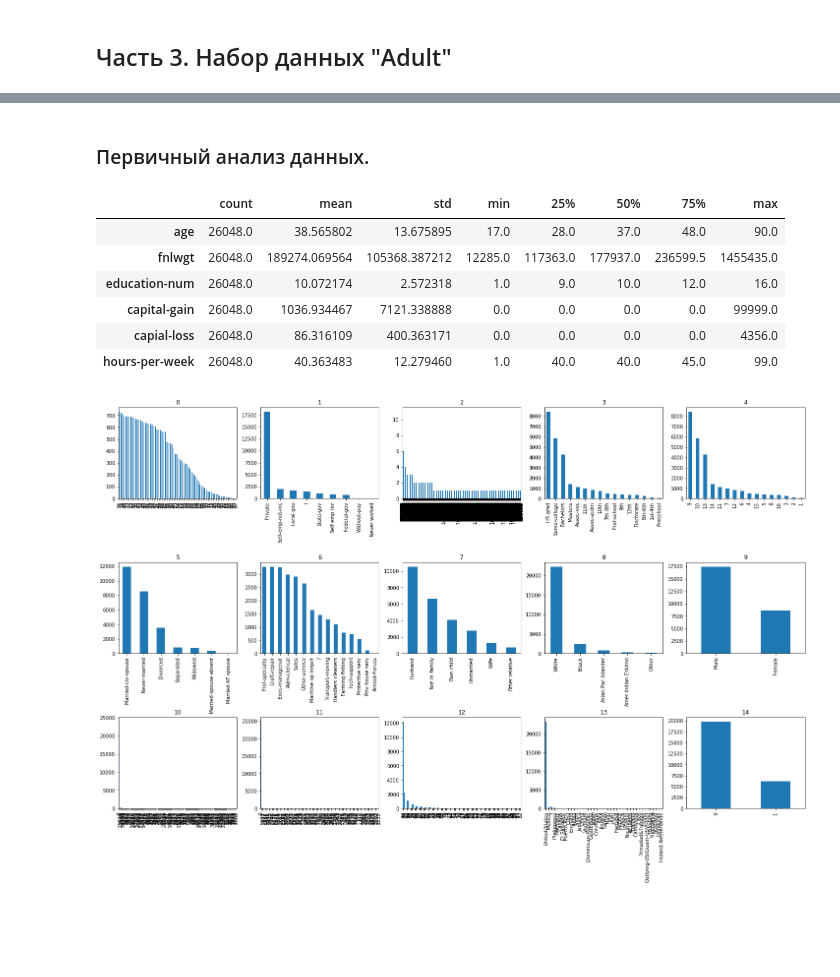
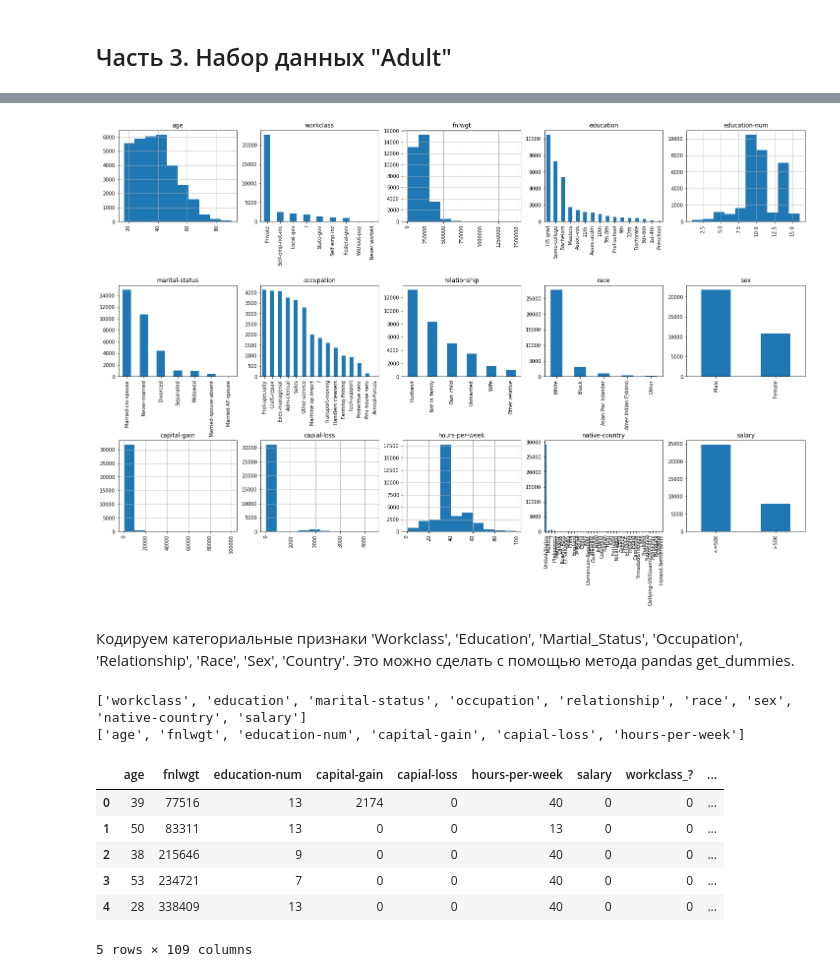
Before and after one commit to AlexeyMarg/open_ai_course, a Jupyter notebook: 3_tree_knn/3_tree_knn_homework.ipynb, the cells around one changed output, grey strips where cells are left out. Drawn from its saved outputs; the diff is of its cells as text; code cells hidden in the pictures; blank space fills up the shorter version.

```diff
--- a/3_tree_knn/3_tree_knn_homework.ipynb
+++ b/3_tree_knn/3_tree_knn_homework.ipynb
@@ -163,9 +164,3 @@ df.head()
 | 2 | 38 | Private | 215646 | HS-grad | 9 | Divorced | Handlers-cleaners | Not-in-family | ... |
 | 3 | 53 | Private | 234721 | 11th | 7 | Married-civ-spouse | Handlers-cleaners | Husband | ... |
 | 4 | 28 | Private | 338409 | Bachelors | 13 | Married-civ-spouse | Prof-specialty | Wife | ... |
-# %%
-df['salary'] = df['salary'].map({'<=50K': 0, '>50K': 1})
-X = df.drop('salary', axis=1)
-y = df['salary']
-
-X_train, X_test, y_train, y_test = train_test_split(X, y, test_size=0.2)
@@ -171,0 +192,6 @@ X_train, X_test, y_train, y_test = train_test_split(X, y, test_size=0.2)
+# %%
+df['fnlwgt'] = df['fnlwgt'].astype(int)
+df['education-num'] = df['education-num'].astype(int)
+df['capital-gain'] = df['capital-gain'].astype(int)
+df['capial-loss'] = df['capial-loss'].astype(int)
+df['hours-per-week'] = df['hours-per-week'].astype(int)
@@ -172,12 +230,25 @@ X_train, X_test, y_train, y_test = train_test_split(X, y, test_size=0.2)
+# %%
+fig = plt.figure(figsize=(25, 15))
+cols = 5
+rows = np.ceil(float(df.shape[1]) / cols)
+for i, column in enumerate(df.columns):
+    ax = fig.add_subplot(rows, cols, i + 1)
+    ax.set_title(column)
+    if df.dtypes[column] == np.object:
+        df[column].value_counts().plot(kind="bar", axes=ax)
+    else:
+        df[column].hist(axes=ax)
+        plt.xticks(rotation="vertical")
+plt.subplots_adjust(hspace=0.7, wspace=0.2)
+# %% [output]
+[figure, added]
 # %% [markdown]
-### Первичный анализ данных.
+Кодируем категориальные признаки 'Workclass', 'Education', 'Martial_Status', 'Occupation', 'Relationship', 'Race', 'Sex', 'Country'. Это можно сделать с помощью метода pandas get_dummies.
 # %%
-X_train.describe().T
+categorical_columns = [c for c in df.columns if df[c].dtype.name == 'object']
+numerical_columns = [c for c in df.columns if df[c].dtype.name != 'object']
+print(categorical_columns)
+print(numerical_columns)
 # %% [output]
-|  | count | mean | std | min | 25% | 50% | 75% | max |
-| age | 26048.0 | 38.565802 | 13.675895 | 17.0 | 28.0 | 37.0 | 48.0 | 90.0 |
-| fnlwgt | 26048.0 | 189274.069564 | 105368.387212 | 12285.0 | 117363.0 | 177937.0 | 236599.5 | 1455435.0 |
-| education-num | 26048.0 | 10.072174 | 2.572318 | 1.0 | 9.0 | 10.0 | 12.0 | 16.0 |
-| capital-gain | 26048.0 | 1036.934467 | 7121.338888 | 0.0 | 0.0 | 0.0 | 0.0 | 99999.0 |
-| capial-loss | 26048.0 | 86.316109 | 400.363171 | 0.0 | 0.0 | 0.0 | 0.0 | 4356.0 |
-| hours-per-week | 26048.0 | 40.363483 | 12.279460 | 1.0 | 40.0 | 40.0 | 45.0 | 99.0 |
+['workclass', 'education', 'marital-status', 'occupation', 'relationship', 'race', 'sex', 'native-country', 'salary']
+['age', 'fnlwgt', 'education-num', 'capital-gain', 'capial-loss', 'hours-per-week']
@@ -184,18 +276,11 @@ X_train.describe().T
 # %%
-data_train = pd.DataFrame(np.c_[X_train, y_train])
-
-fig = plt.figure(figsize=(25, 15))
-cols = 5
-rows = np.ceil(float(data_train.shape[1]) / cols)
-for i, column in enumerate(data_train.columns):
-    ax = fig.add_subplot(rows, cols, i + 1)
-    ax.set_title(column)
-    if data_train.dtypes[column] == np.object:
-        data_train[column].value_counts().plot(kind="bar", axes=ax)
-    else:
-        data_train[column].hist(axes=ax)
-        plt.xticks(rotation="vertical")
-plt.subplots_adjust(hspace=0.7, wspace=0.2)
+df2.head()
 # %% [output]
-[figure, removed]
+|  | age | fnlwgt | education-num | capital-gain | capial-loss | hours-per-week | salary | workclass_? | ... |
+| 0 | 39 | 77516 | 13 | 2174 | 0 | 40 | 0 | 0 | ... |
+| 1 | 50 | 83311 | 13 | 0 | 0 | 13 | 0 | 0 | ... |
+| 2 | 38 | 215646 | 9 | 0 | 0 | 40 | 0 | 0 | ... |
+| 3 | 53 | 234721 | 7 | 0 | 0 | 40 | 0 | 0 | ... |
+| 4 | 28 | 338409 | 13 | 0 | 0 | 40 | 0 | 0 | ... |
+5 rows × 109 columns
 # %%
```
Also changed, not shown: parts of 23 cells of this notebook.
